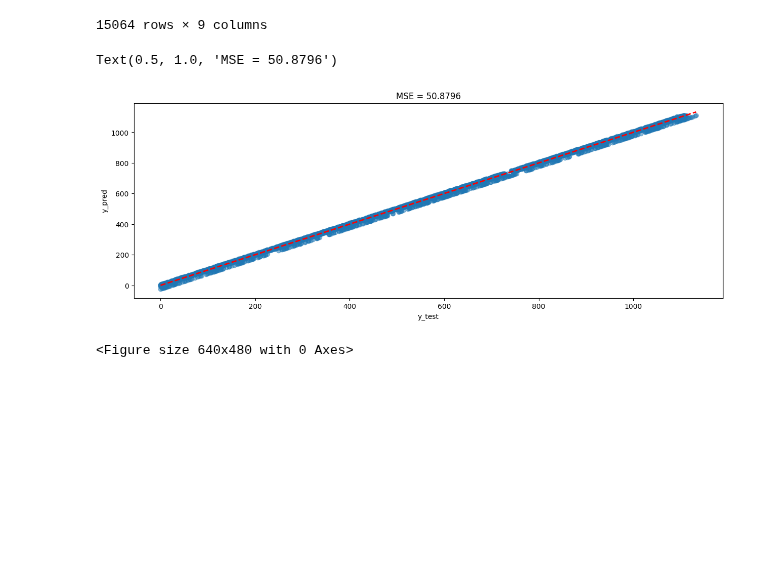
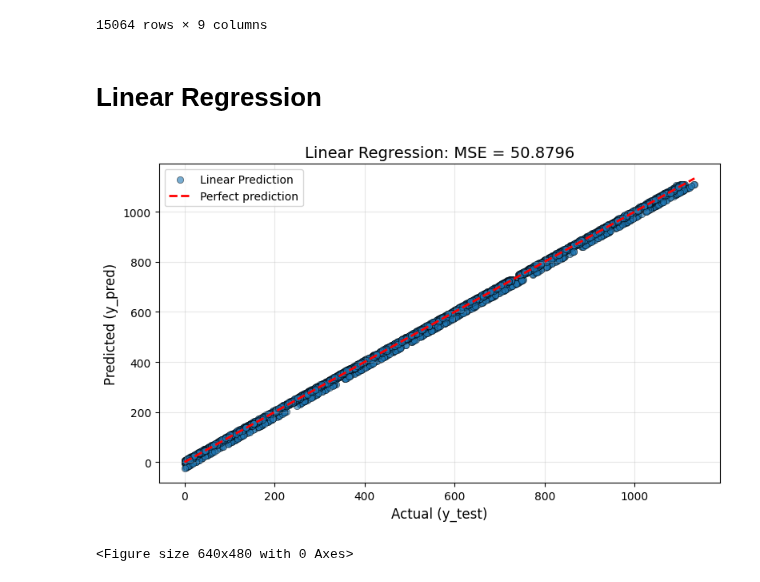
Before and after one commit to seoserang/phys255ml, a Jupyter notebook: 6 Non Linear Regression/Assignment 9/LinearRegressionAssignment.ipynb, the cells around one changed output. Drawn from its saved outputs; the diff is of its cells as text; code cells hidden in the pictures; blank space fills up the shorter version.

```diff
--- a/6 Non Linear Regression/Assignment 9/LinearRegressionAssignment.ipynb
+++ b/6 Non Linear Regression/Assignment 9/LinearRegressionAssignment.ipynb
@@ -73 +75,3 @@ y = data['RUL']  # Target variable
+# %% [markdown]
+# Linear Regression
 # %%
@@ -81,14 +82,18 @@ model.fit(X_train, y_train)
 # Make predictions
 y_pred = model.predict(X_test)
 # %%
-# Plot Actual vs Predicted
-plt.figure(figsize=(15, 5))
-plt.scatter(y_test, y_pred, alpha=0.5)
-plt.plot([y_test.min(), y_test.max()], [y_test.min(), y_test.max()], 'r--', lw=2)
-plt.xlabel('y_test')
-plt.ylabel('y_pred')
-plt.title(f'MSE = {mean_squared_error(y_test, y_pred):.4f}')
+plt.figure(figsize=(8, 5))
+plt.scatter(y_test, y_pred, alpha=0.6, edgecolors='k', linewidth=0.5, label = "Linear Prediction")
+plt.plot([y_test.min(), y_test.max()], [y_test.min(), y_test.max()],
+         'r--', lw=2, label='Perfect prediction')
+plt.xlabel('Actual (y_test)', fontsize=12)
+plt.ylabel('Predicted (y_pred)', fontsize=12)
+plt.title(f'Linear Regression: MSE = {mean_squared_error(y_test, y_pred):.4f}',
+          fontsize=14)
+plt.legend(fontsize=10)
+plt.grid(True, alpha=0.3)
+plt.tight_layout()
+plt.show()
 # %% [output]
-Text(0.5, 1.0, 'MSE = 50.8796')
-[figure, old version]
+[figure, new version]
 # %%
```
Also changed, not shown: parts of 17 cells of this notebook.
